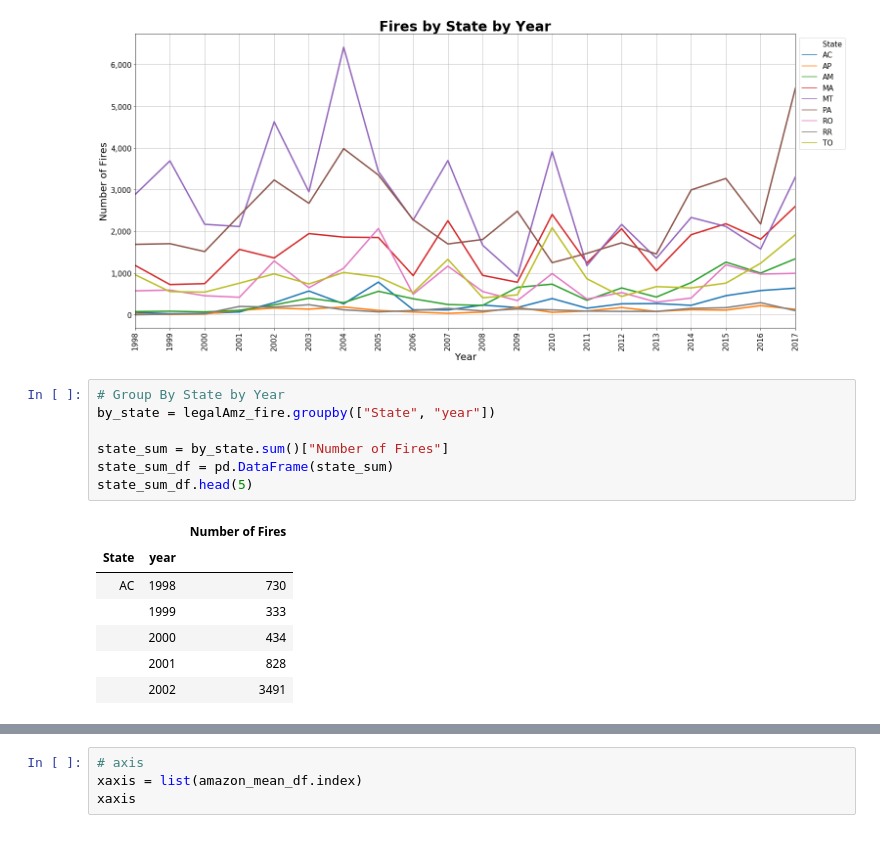
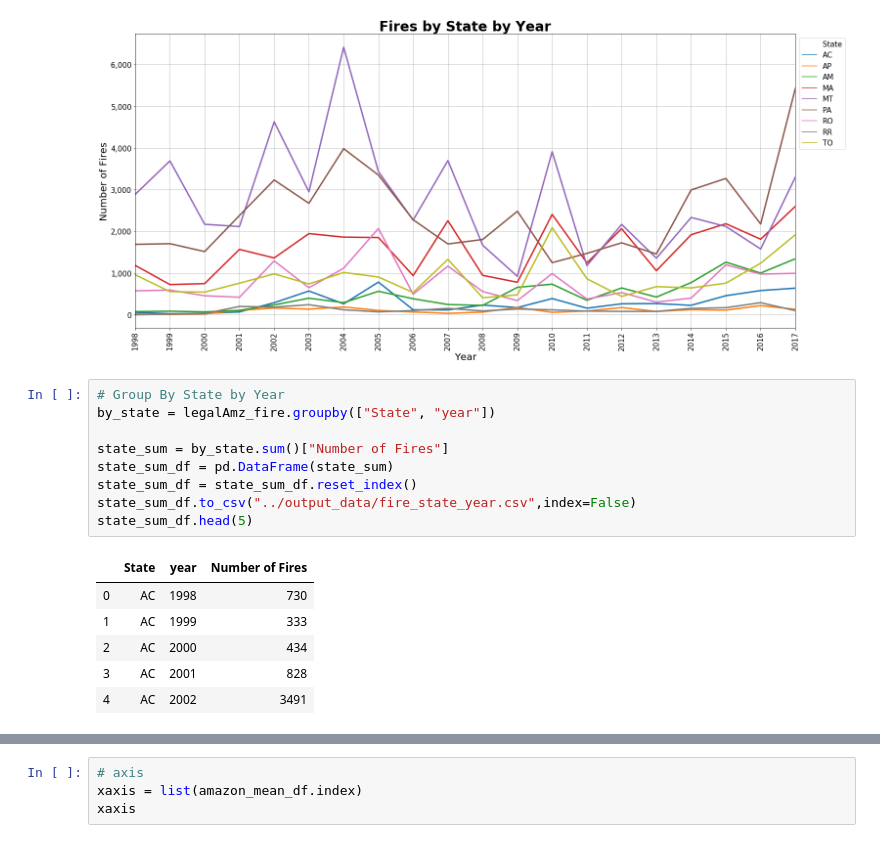
Before and after one commit to Lucas-OlivCouto/brazil-deforestation-analysis, a Jupyter notebook: Notebooks/Analysis - Fire.ipynb, the cells around one changed output, grey strips where cells are left out. Saved outputs shown, nothing was run; the diff lists cells and outputs as text.

```diff
--- a/Notebooks/Analysis - Fire.ipynb
+++ b/Notebooks/Analysis - Fire.ipynb
@@ -129,18 +129,19 @@ plt.show()
 # %%
 # Group By State by Year
 by_state = legalAmz_fire.groupby(["State", "year"])
 
 state_sum = by_state.sum()["Number of Fires"]
 state_sum_df = pd.DataFrame(state_sum)
+state_sum_df = state_sum_df.reset_index()
+state_sum_df.to_csv("../output_data/fire_state_year.csv",index=False)
 state_sum_df.head(5)
 # %% [output]
-|  |  | Number of Fires |
-| State | year |  |
-| AC | 1998 | 730 |
-|  | 1999 | 333 |
-|  | 2000 | 434 |
-|  | 2001 | 828 |
-|  | 2002 | 3491 |
+|  | State | year | Number of Fires |
+| 0 | AC | 1998 | 730 |
+| 1 | AC | 1999 | 333 |
+| 2 | AC | 2000 | 434 |
+| 3 | AC | 2001 | 828 |
+| 4 | AC | 2002 | 3491 |
 # %%
 #create and save a dataframe with the mean by state
 amazon_mean_df = state_sum.groupby(["State"]).mean()
```
Also changed, not shown: parts of 2 cells of this notebook, 33 other files.
